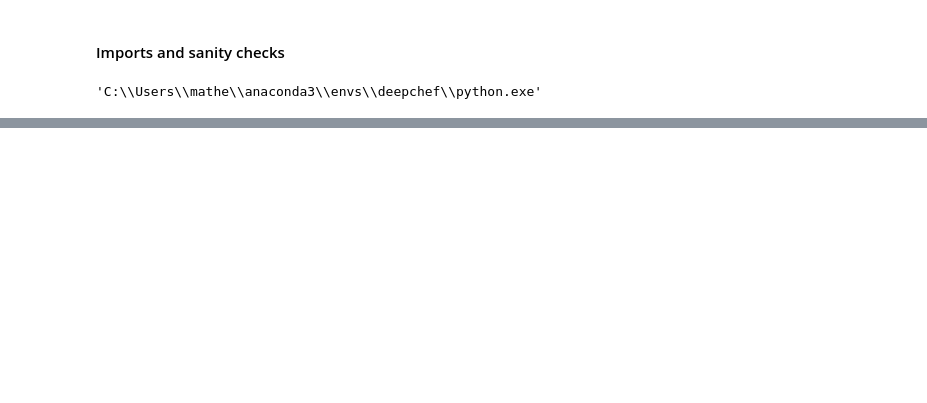
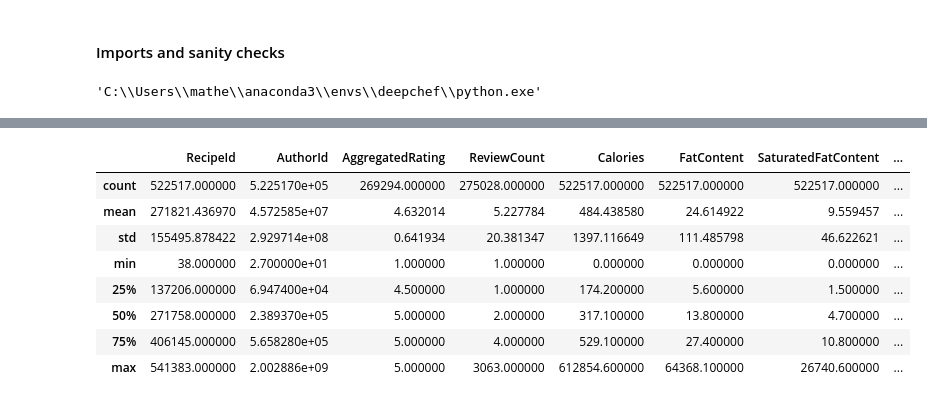
Before and after one commit to amirkiaml/DeepChef-BSTN-Capstone, a Jupyter notebook: Basic Data Cleaning.ipynb, the cells around one changed output, grey strips where cells are left out. Cells and saved outputs as stored; diff of their text form; code cells hidden in the pictures; blank space fills up the shorter version.

```diff
--- a/Basic Data Cleaning.ipynb
+++ b/Basic Data Cleaning.ipynb
@@ -29,3 +29,6 @@ import numpy as np
 import matplotlib.pyplot as plt
 import seaborn as sns
 import re
+# %%
+# This allows scrolling through all the columns. Useful for dataframes with too many columns.
+pd.set_option('display.max_columns', 100)
@@ -32,5 +58,5 @@ import re
 # %%
-recipes = pd.read_parquet('C:/Users/mathe/Dropbox/++Tech/++Projects/DeepChef/recipes_with_urls.parquet')
+recipes = pd.read_parquet('recipes_with_urls.parquet')
 # %%
 recipes.sample(5)
 # %% [output]
@@ -43,0 +89,12 @@ recipes.sample(5)
+# %%
+recipes.describe()
+# %% [output]
+|  | RecipeId | AuthorId | AggregatedRating | ReviewCount | Calories | FatContent | SaturatedFatContent | ... |
+| count | 522517.000000 | 5.225170e+05 | 269294.000000 | 275028.000000 | 522517.000000 | 522517.000000 | 522517.000000 | ... |
+| mean | 271821.436970 | 4.572585e+07 | 4.632014 | 5.227784 | 484.438580 | 24.614922 | 9.559457 | ... |
+| std | 155495.878422 | 2.929714e+08 | 0.641934 | 20.381347 | 1397.116649 | 111.485798 | 46.622621 | ... |
+| min | 38.000000 | 2.700000e+01 | 1.000000 | 1.000000 | 0.000000 | 0.000000 | 0.000000 | ... |
+| 25% | 137206.000000 | 6.947400e+04 | 4.500000 | 1.000000 | 174.200000 | 5.600000 | 1.500000 | ... |
+| 50% | 271758.000000 | 2.389370e+05 | 5.000000 | 2.000000 | 317.100000 | 13.800000 | 4.700000 | ... |
+| 75% | 406145.000000 | 5.658280e+05 | 5.000000 | 4.000000 | 529.100000 | 27.400000 | 10.800000 | ... |
+| max | 541383.000000 | 2.002886e+09 | 5.000000 | 3063.000000 | 612854.600000 | 64368.100000 | 26740.600000 | ... |
```
Also changed, not shown: parts of 36 cells of this notebook, 2 other files.
